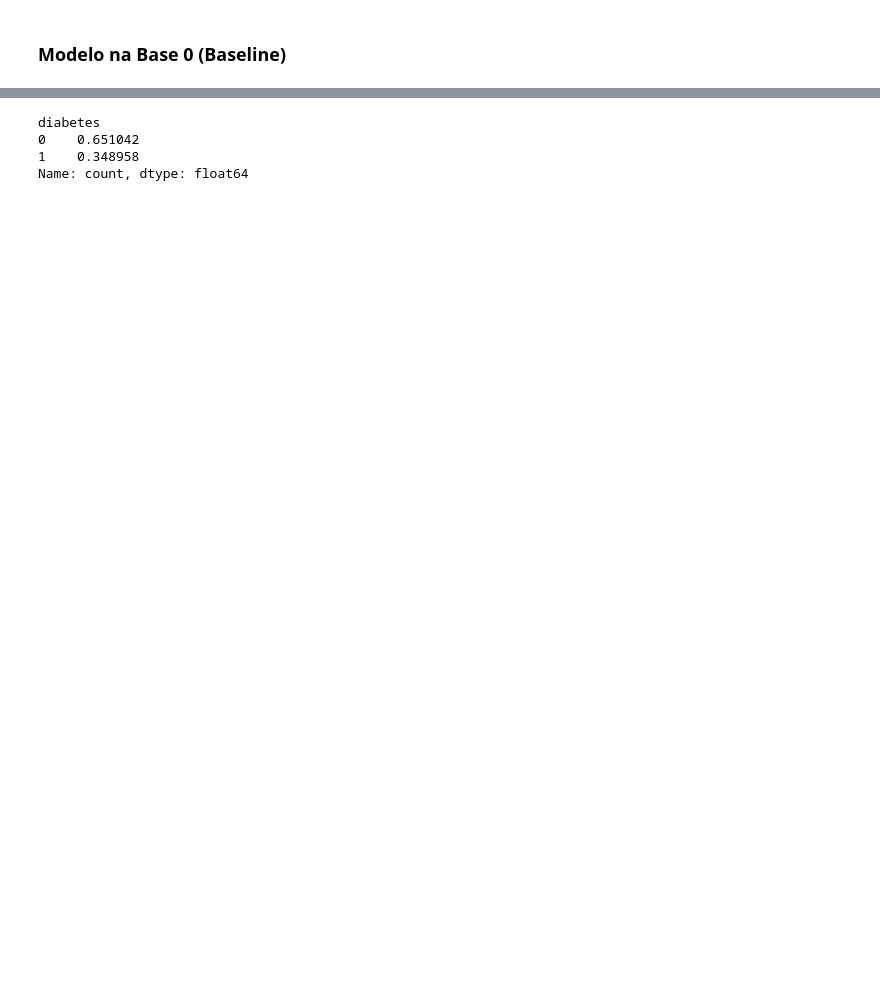
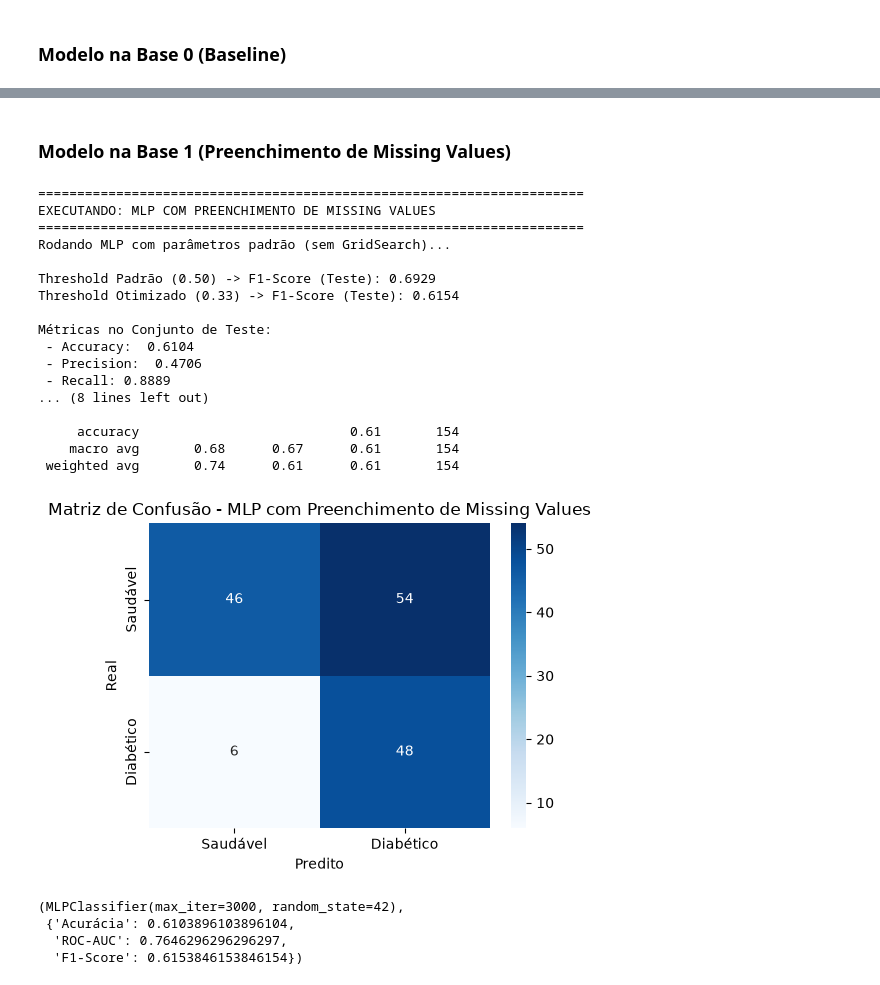
Before and after one commit to dannzxt/projeto-redes-neurais, a Jupyter notebook: projeto.ipynb, the cells around one changed output, grey strips where cells are left out. Saved outputs shown, nothing was run; the diff lists cells and outputs as text; code cells hidden in the pictures; blank space fills up the shorter version.

```diff
--- a/projeto.ipynb
+++ b/projeto.ipynb
@@ -208,7 +303,29 @@ Métricas no Conjunto de Teste:
-# %%
-df["diabetes"].value_counts() / len(df)
-# %% [output]
-diabetes
-0    0.651042
-1    0.348958
-Name: count, dtype: float64
+# %% [markdown]
+### Modelo na Base 1 (Preenchimento de Missing Values)
+# %%
+run_MLP(
+    df_nan, impute_strategy="median", name="MLP com Preenchimento de Missing Values"
+)
+# %% [output]
+======================================================================
+EXECUTANDO: MLP COM PREENCHIMENTO DE MISSING VALUES
+======================================================================
+Rodando MLP com parâmetros padrão (sem GridSearch)...
+
+Threshold Padrão (0.50) -> F1-Score (Teste): 0.6929
+Threshold Otimizado (0.33) -> F1-Score (Teste): 0.6154
+
+Métricas no Conjunto de Teste:
+ - Accuracy:  0.6104
+ - Precision:  0.4706
+ - Recall: 0.8889
+... (8 lines left out)
+
+     accuracy                           0.61       154
+    macro avg       0.68      0.67      0.61       154
+ weighted avg       0.74      0.61      0.61       154
+[figure, added]
+(MLPClassifier(max_iter=3000, random_state=42),
+ {'Acurácia': 0.6103896103896104,
+  'ROC-AUC': 0.7646296296296297,
+  'F1-Score': 0.6153846153846154})
```
Also changed, not shown: parts of 15 cells of this notebook, 1 other file.
